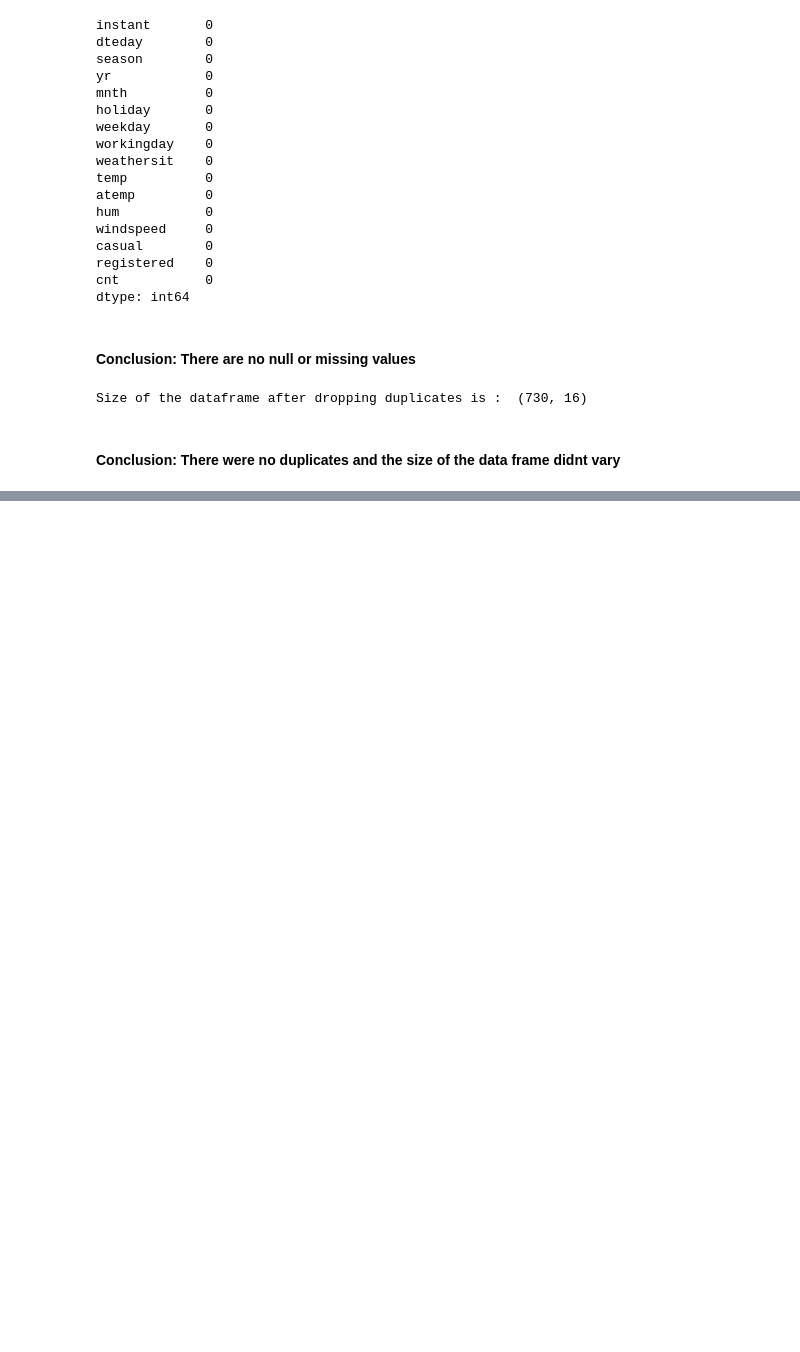
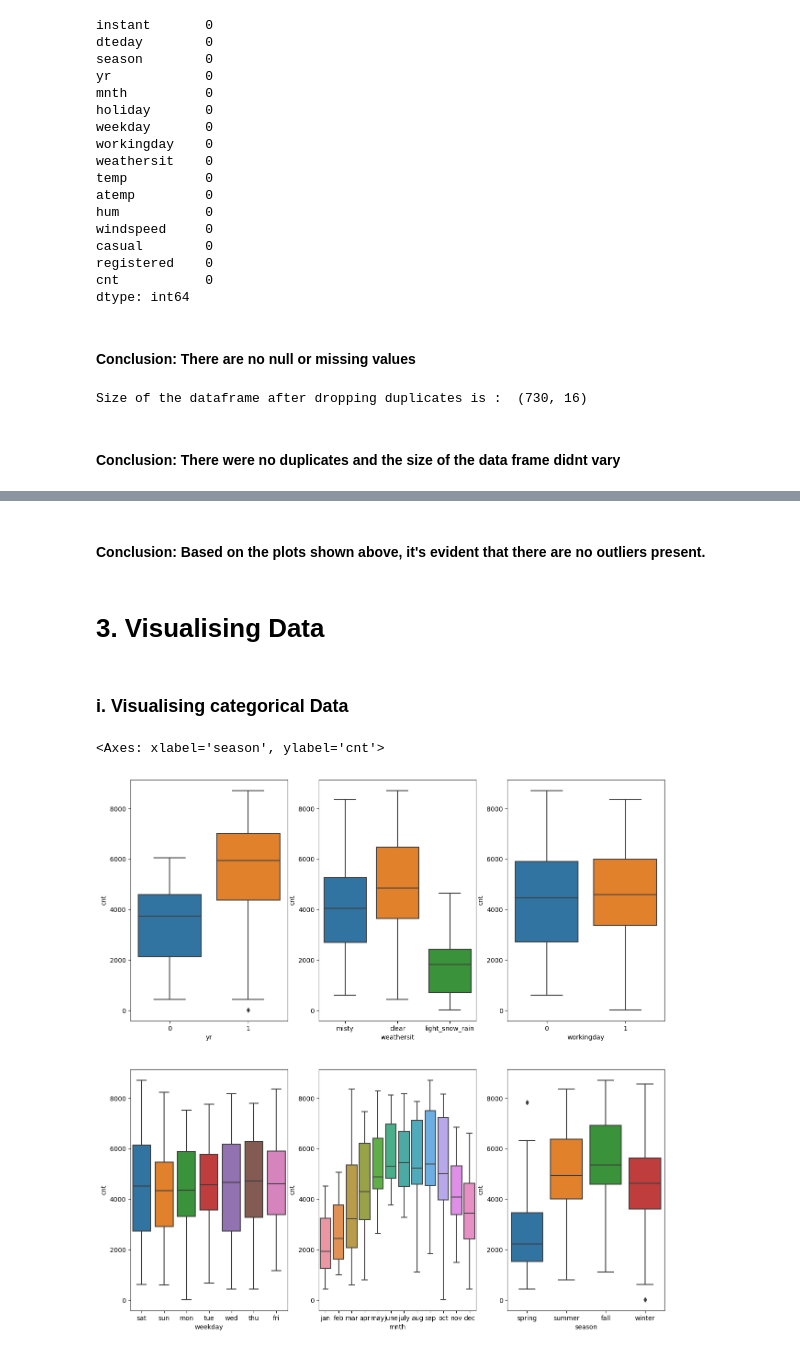
Before and after one commit to anagharavishankar/Regression_Bike_Sharing, a Jupyter notebook: Anagha_Ravishankar_Bike_Sharing.ipynb, the cells around one changed output, grey strips where cells are left out. Cells and saved outputs as stored; diff of their text form; code cells hidden in the pictures; blank space fills up the shorter version.

```diff
--- a/Anagha_Ravishankar_Bike_Sharing.ipynb
+++ b/Anagha_Ravishankar_Bike_Sharing.ipynb
@@ -143,0 +183,29 @@ Size of the dataframe after dropping redundant columns is :  (730, 12)
+# %% [markdown]
+#### Conclusion: Based on the plots shown above, it's evident that there are no outliers present.
+# %% [markdown]
+# 3. Visualising Data
+# %% [markdown]
+### i. Visualising categorical Data
+# %%
+plt.figure(figsize=(15,15))
+
+plt.subplot(2,3,1)
+sns.boxplot(x='yr',y='cnt',data=bike_df)
+
+plt.subplot(2,3,2)
+sns.boxplot(x='weathersit',y='cnt',data=bike_df)
+
+plt.subplot(2,3,3)
+sns.boxplot(x='workingday',y='cnt',data=bike_df)
+
+plt.subplot(2,3,4)
+sns.boxplot(x='weekday',y='cnt',data=bike_df)
+
+plt.subplot(2,3,5)
+sns.boxplot(x='mnth',y='cnt',data=bike_df)
+
+plt.subplot(2,3,6)
+sns.boxplot(x='season',y='cnt',data=bike_df)
+# %% [output]
+<Axes: xlabel='season', ylabel='cnt'>
+[figure, added]
```
Also changed, not shown: parts of 20 cells of this notebook.
